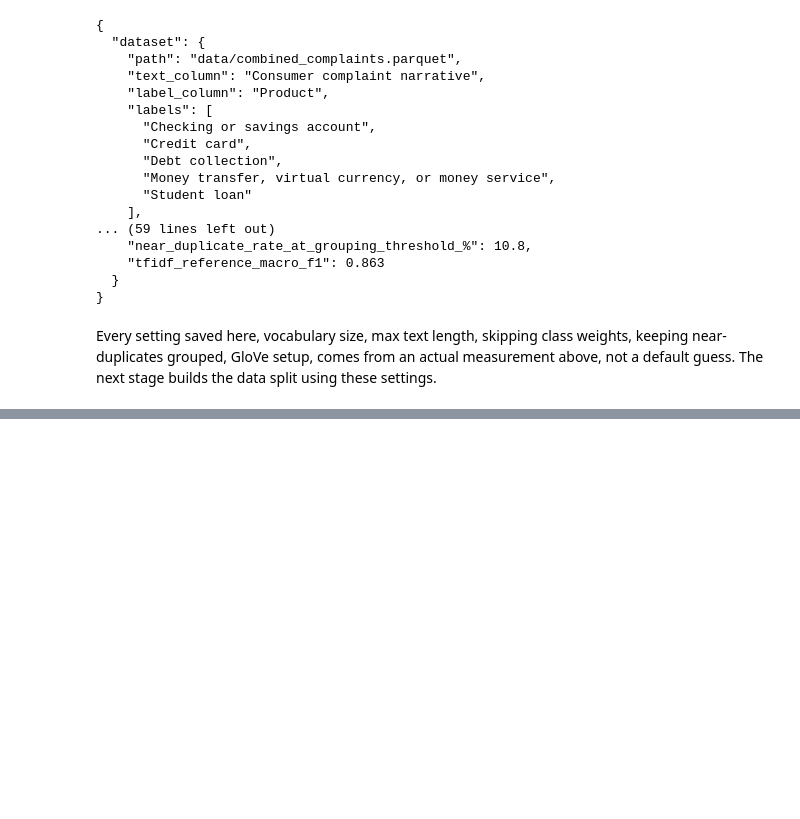
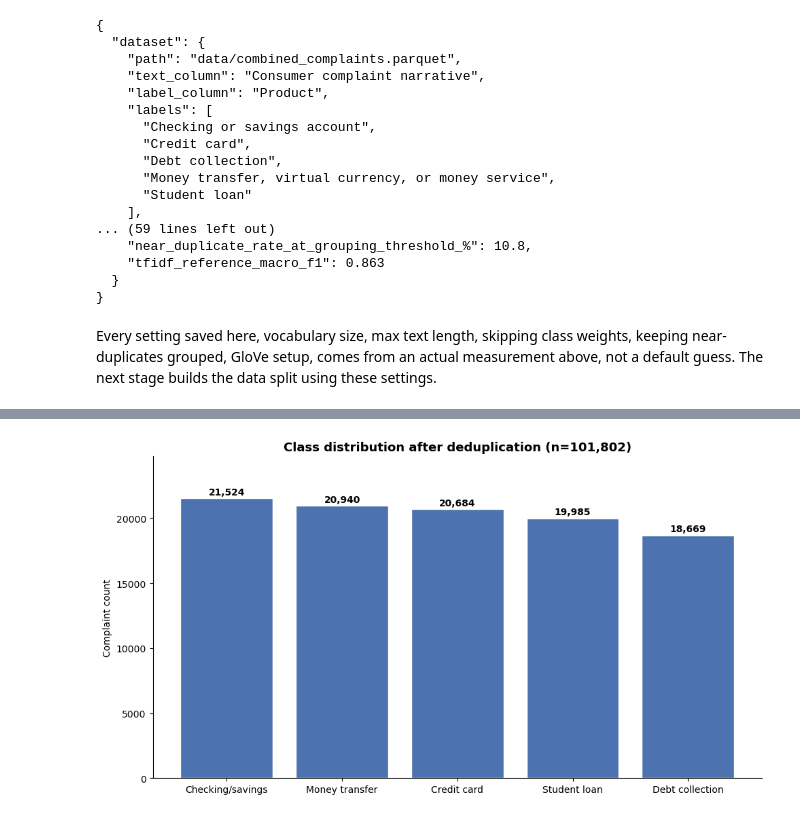
Before and after one commit to Udbhav748/fintech-complaint-classification-lstm-distilbert, a Jupyter notebook: notebooks/01_eda.ipynb, the cells around one changed output, grey strips where cells are left out. Drawn from its saved outputs; the diff is of its cells as text; code cells hidden in the pictures; blank space fills up the shorter version.

```diff
--- a/notebooks/01_eda.ipynb
+++ b/notebooks/01_eda.ipynb
@@ -1015,0 +1042,16 @@ Every setting saved here, vocabulary size, max text length, skipping class weigh
+# %%
+counts = dd[data.LABEL_COL].value_counts()
+fig, ax = plt.subplots(figsize=(10, 5.5))
+bars = ax.bar([data.SHORT_LABELS[l] for l in counts.index], counts.values, color="#4C72B0", edgecolor="white")
+for bar, c in zip(bars, counts.values):
+    ax.annotate(f"{c:,}", (bar.get_x() + bar.get_width() / 2, c), textcoords="offset points",
+                xytext=(0, 4), ha="center", fontsize=10, fontweight="bold")
+ax.set_ylabel("Complaint count")
+ax.set_title(f"Class distribution after deduplication (n={len(dd):,})", fontsize=13, fontweight="bold")
+ax.set_ylim(0, counts.max() * 1.15)
+ax.spines["top"].set_visible(False); ax.spines["right"].set_visible(False)
+plt.tight_layout()
+fig.savefig("../assets/class_distribution.png", dpi=150, bbox_inches="tight")
+plt.show()
+# %% [output]
+[figure, added]
```
Also changed, not shown: parts of 4 cells of this notebook, 12 other files.
